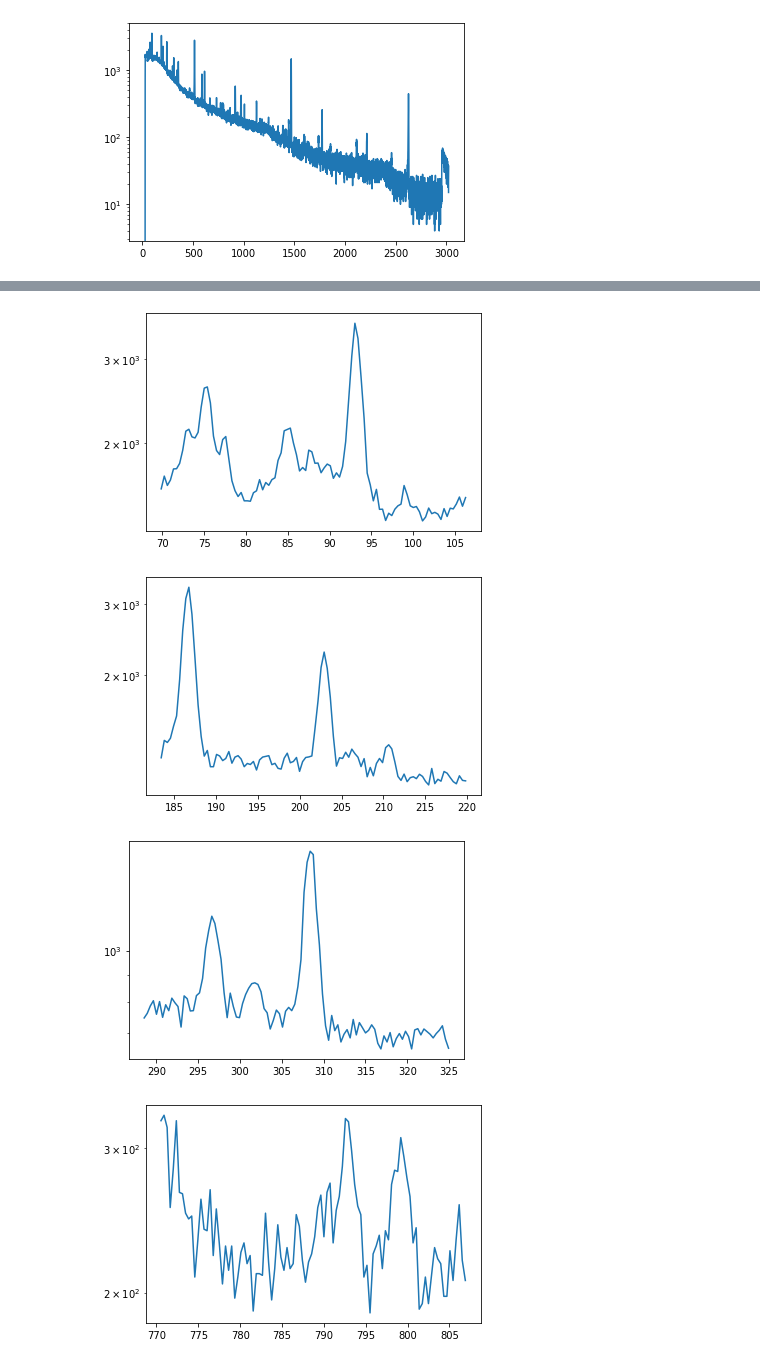
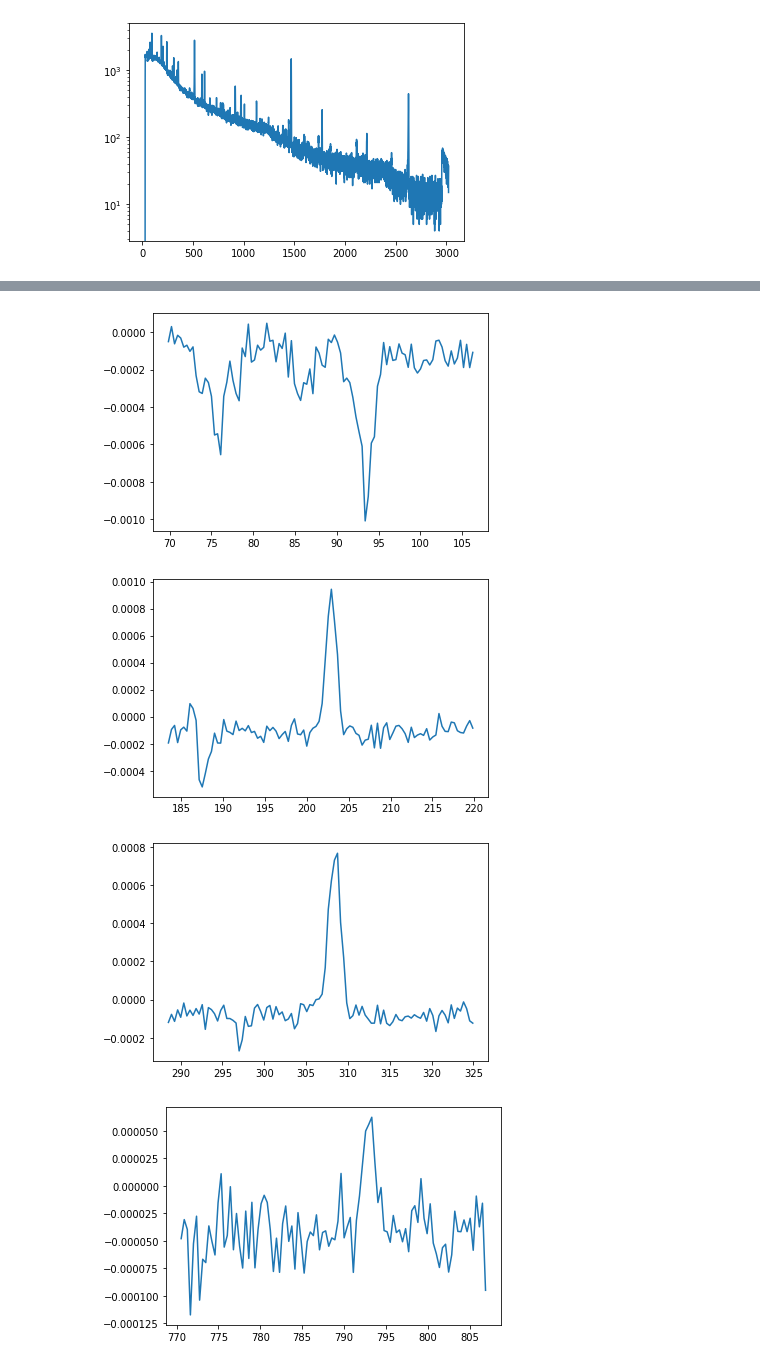
Before and after one commit to bearing/radwatch-analysis, a Jupyter notebook: NAA/Updated Eff Cal for F19 Fish.ipynb, the cells around one changed output, grey strips where cells are left out. Cells and saved outputs as stored; diff of their text form; code cells hidden in the pictures.

Commit message:
eff curve update

```diff
--- a/NAA/Updated Eff Cal for F19 Fish.ipynb
+++ b/NAA/Updated Eff Cal for F19 Fish.ipynb
@@ -130,6 +130,7 @@ bg = bq.Spectrum.from_file(bg)
 
 counts = spec.counts_vals
 energies = spec.bin_centers_kev
+bg_counts = bg.counts_vals
 # %% [output]
 SpeFile: Reading file C:\Users\Daniel\Desktop\Radwatch\radwatch-analysis\NAA_eff_calibration_long.Spe
 SpeFile: Reading file C:\Users\Daniel\Desktop\Radwatch\radwatch-analysis\background-long.Spe
@@ -177,3 +178,12 @@ plt.plot(energies,counts)
 plt.yscale('log')
 # %% [output]
 [figure]
+# %%
+for i in source_energies:
+    index0 = f_near(energies, i)
+    plt.plot(energies[index0-50:index0+50], counts[index0-50:index0+50])
+    plt.yscale('log')
+    plt.show()
+    plt.plot(energies[index0-50:index0+50], bg_counts[index0-50:index0+50])
+    plt.yscale('log')
+    plt.show()
@@ -180,11 +203,11 @@ plt.yscale('log')
 # %%
 for i in source_energies:
     index0 = f_near(energies, i)
-    plt.plot(energies[index0-50:index0+50], counts[index0-50:index0+50])
-    plt.yscale('log')
+    plt.plot(energies[index0-50:index0+50], counts[index0-50:index0+50]/spec.livetime - bg_counts[index0-50:index0+50]/bg.livetime)
+    #plt.yscale('log')
     plt.show()
 # %% [output]
-[figure, old version]
+[figure, new version]
-[figure, old version]
+[figure, new version]
-[figure, old version]
+[figure, new version]
-[figure, old version]
+[figure, new version]
```
Also changed, not shown: parts of 10 cells of this notebook.
